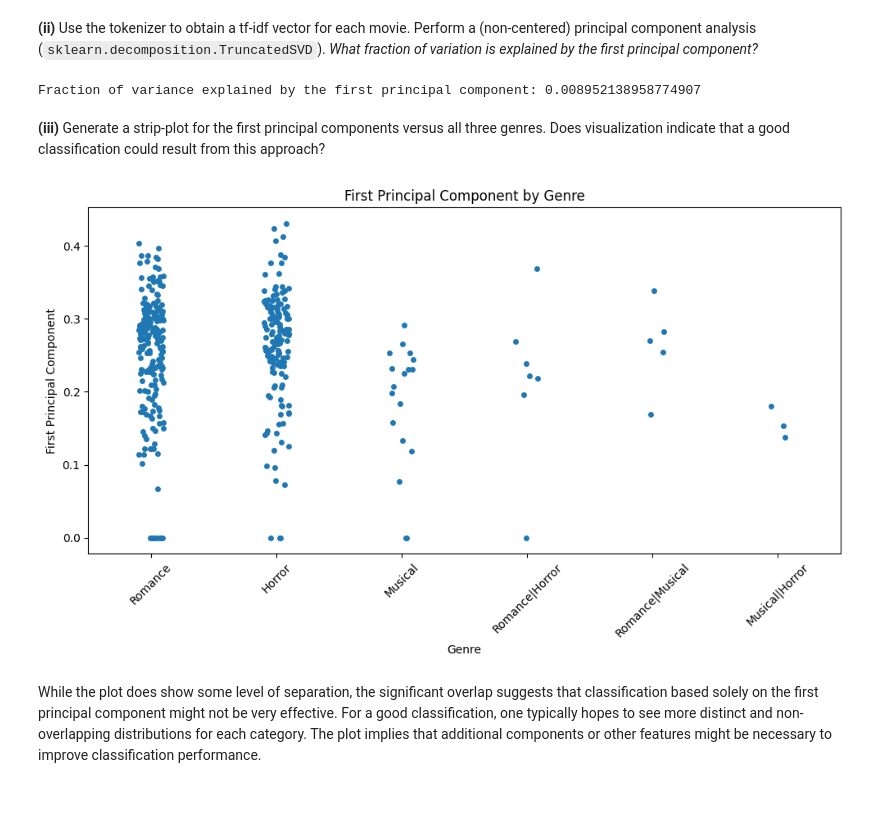
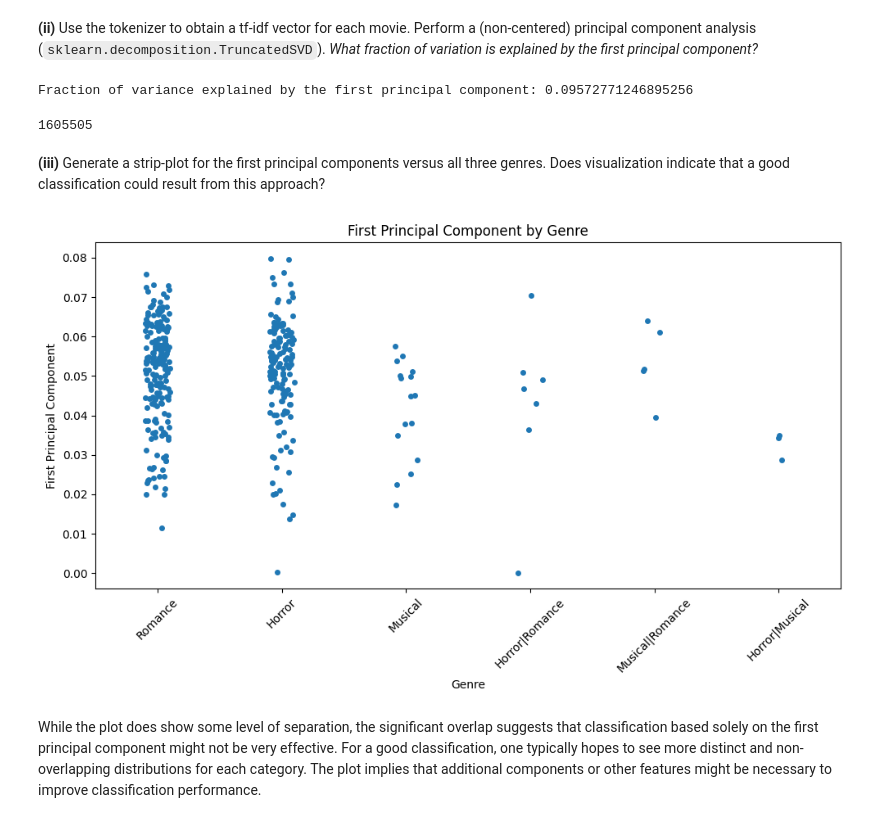
Before and after one commit to KaushalNaresh/Data_And_Web_Technologies_For_Data_Science, a Jupyter notebook: HW3/hw3.ipynb, the cells around one changed output. Drawn from its saved outputs; the diff is of its cells as text; code cells hidden in the pictures.

````diff
--- a/HW3/hw3.ipynb
+++ b/HW3/hw3.ipynb
@@ -81,7 +81,6 @@ def fetch_script(url):
         # Extract title
         title_tag = soup.find('title')
         title = title_tag.text.replace(' Script at IMSDb.', '') if title_tag else 'Unknown'
-        # print(title)
 
         # Extract writers
         writers_tag = soup.find('b', string='Writers')
@@ -110,14 +109,13 @@ def fetch_script(url):
         script_url_tag = soup.find('a', href=True, string=re.compile(r'Read ".+" Script'))
         script_url = script_url_tag['href'] if script_url_tag else 'URL Not Found'
 
-        # The actual script content needs to be fetched separately since it's not included in the provided source
         script_content = 'Script content not found.'
         if(script_url != 'URL Not Found'):
             with requests_cache.CachedSession('imsdb_cache') as session:
                 script_response = session.get(base_url+script_url)
                 script_soup = BeautifulSoup(script_response.content, 'html.parser')
 
-            script_content_tag = script_soup.find('pre')
+            script_content_tag = script_soup.find('td', class_="scrtext")
             script_content = script_content_tag.get_text(strip=True) if script_content_tag else 'Script content not found.'
 
         movie_details = {
@@ -142,7 +140,7 @@ with ThreadPoolExecutor(max_workers=8) as executor:
         url = future_to_url[future]
         try:
             movie_details = future.result()
-            if(movie_details and url not in movie_info and movie_details['script_url'] != 'URL Not Found'):
+            if(movie_details and url not in movie_info and movie_details['script_content'] != 'Script content not found.'):
                 count += 1
             movie_info[url] = movie_details
         except Exception as e:
@@ -220,9 +231,12 @@ tokenizer(test)
  ```
 # %%
 def tokenizer(text):
-    words = re.findall(r'\b\w+\b', text.lower())
 
-    bigrams = [' '.join(pair) for pair in zip(words, words[1:])]
+    words_with_positions = [(m.group(), m.end()) for m in re.finditer(r'\b\w+\b', text)]
+    bigrams = []
+    for i in range(len(words_with_positions) - 1):
+        if words_with_positions[i][1] + 1 == words_with_positions[i + 1][1] - len(words_with_positions[i + 1][0]):
+            bigrams.append(f"{words_with_positions[i][0]} {words_with_positions[i + 1][0]}")
 
     return bigrams
 # %%
@@ -268,46 +271,45 @@ quaerat voluptatem
 # %% [markdown]
 __(ii)__ Use the tokenizer to obtain a tf-idf vector for each movie. Perform a (non-centered) principal component analysis (`sklearn.decomposition.TruncatedSVD`). _What fraction of variation is explained by the first principal component?_
 # %%
-# Step 2: Prepare Corpus
-corpus = [details['script_content'] if details['script_content'] != "Script content not found." else "" for details in movie_info.values()]
-titles = [details['title'] for details in movie_info.values()]
-genres = [details['genres'] for details in movie_info.values()]
+corpus = [details['script_content'] for details in movies_of_interest if details['script_content'] != "Script content not found."]
+titles = [details['title'] for details in movies_of_interest if details['script_content'] != "Script content not found."]
+genres = [set(details['genres']) & set(genres_of_interest) for details in movies_of_interest if details['script_content'] != "Script content not found."]
 
-# Vectorize with TF-IDF
-vectorizer = TfidfVectorizer(tokenizer=tokenizer, stop_words='english')
+vectorizer = TfidfVectorizer(tokenizer=tokenizer)
 tfidf_matrix = vectorizer.fit_transform(corpus)
 
-# Step 3: PCA using TruncatedSVD
 svd = TruncatedSVD(n_components=1)
-principal_components = svd.fit_transform(tfidf_matrix)
+svd.fit(tfidf_matrix.transpose())
+pc_components = svd.components_
 explained_variance = svd.explained_variance_ratio_[0]
 
 print(f"Fraction of variance explained by the first principal component: {explained_variance}")
 # %% [output]
-Fraction of variance explained by the first principal component: 0.008952138958774907
+Fraction of variance explained by the first principal component: 0.09572771246895256
+# %%
+len(vectorizer.vocabulary_.keys())
+# %% [output]
+1605505
 # %% [markdown]
 __(iii)__ Generate a strip-plot for the first principal components versus all three genres. Does visualization indicate that a good classification could result from this approach?
 # %%
 # Step 4: Visualization
 df = pd.DataFrame({
-    'First Principal Component': principal_components.ravel(),
-    'Genre': ['|'.join(set(g) & set(genres_of_interest)) if set(g) & set(genres_of_interest) else 'Other' for g in genres],
+    'First Principal Component': pc_components.ravel(),
+    'Genre': ['|'.join(g) for g in genres],
     'Title': titles
 })
 
-# Filter DataFrame for genres of interest
-df_filtered = df[df['Genre'] != 'Other']
-
 # Plotting
 plt.figure(figsize=(10, 6))
-sns.stripplot(data=df_filtered, x='Genre', y='First Principal Component', jitter=True)
+sns.stripplot(data=df, x='Genre', y='First Principal Component', jitter=True)
 plt.title('First Principal Component by Genre')
 plt.xlabel('Genre')
 plt.ylabel('First Principal Component')
 plt.xticks(rotation=45)
 plt.tight_layout()
 plt.show()
 # %% [output]
-[figure, old version]
+[figure, new version]
 # %% [markdown]
 While the plot does show some level of separation, the significant overlap suggests that classification based solely on the first principal component might not be very effective. For a good classification, one typically hopes to see more distinct and non-overlapping distributions for each category. The plot implies that additional components or other features might be necessary to improve classification performance.
````
Also changed, not shown: parts of 8 cells of this notebook.
